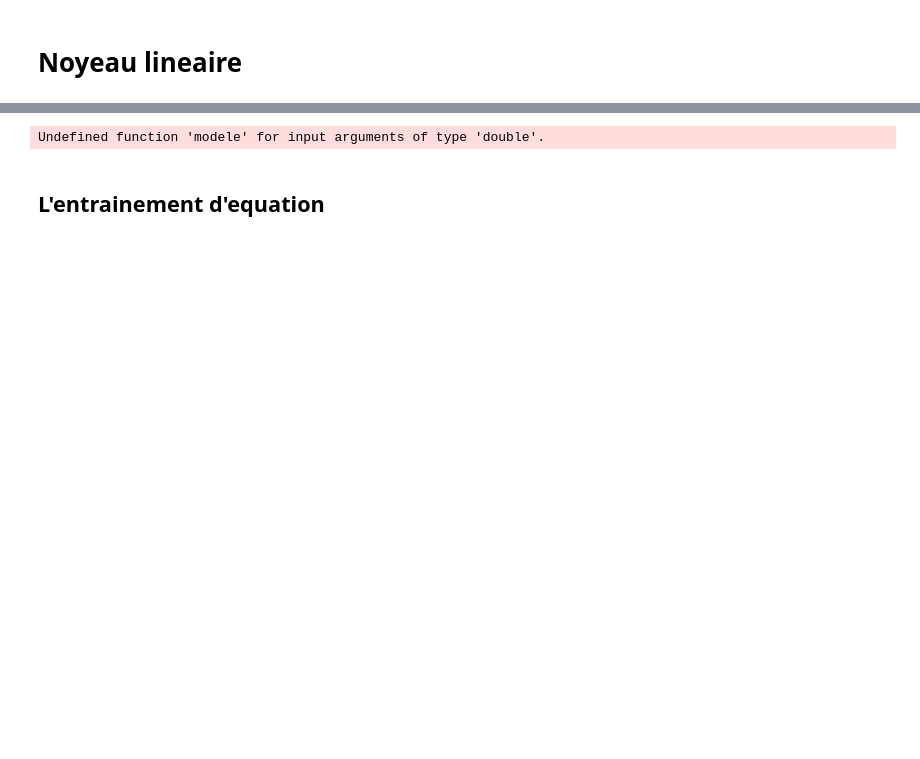
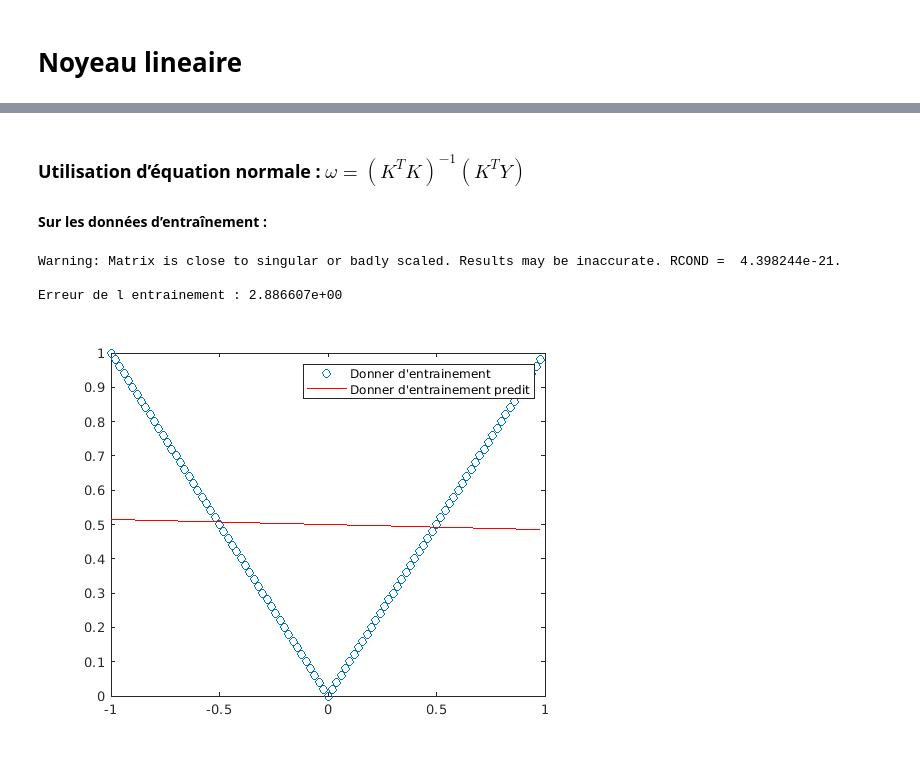
Before and after one commit to akram-elgh/Master-AIDC, a Jupyter notebook: ML/TP2/TP2.ipynb, the cells around one changed output, grey strips where cells are left out. Saved outputs shown, nothing was run; the diff lists cells and outputs as text; code cells hidden in the pictures; blank space fills up the shorter version.

```diff
--- a/ML/TP2/TP2.ipynb
+++ b/ML/TP2/TP2.ipynb
@@ -202,23 +211,37 @@ X = -1:0.01:0.99;
 X = X';
 X_train = X(1:2:end);
 X_test = X(2:2:end);
-% size(X_train)
 y_train = modele(1, X_train);
-% size(y_train)
+y_test = modele(1, X_test);
 n2 = length(X_train);
 n = length(X);
 omega = ones(n2, 1);
-% size(omega)
 K = ones(n2, n2);
-  for i = 1:n2
-    K(i, :) = noyau(X_train, X_train(i, :), 1);
-  end
-% size(K)
+K_test = ones(n2, n2);
+for i = 1:n2
+  K(i, :) = noyau(X_train, X_train(i, :), 1);
+end
+for i = 1:n2
+  K_test(i, :) = noyau(X_test, X_train(i, :), 1);
+end
 f = @(omega) arrayfun(@(i) sum(K(i, :) * omega), 1:n2);
 J = @(omega, y) 1/n * norm(f(omega) - y);
-% gradJ = @(omega) (1/n) * K' * ((K * omega) - y_train) + (2 * 0.01 * K * omega);
 gradJ = @(omega) (1/n) * K' * ((K * omega) - y_train);
-# %% [output]
-Undefined function 'modele' for input arguments of type 'double'.
-# %% [markdown]
-## L'entrainement d'equation
+# %% [markdown]
+### Utilisation d’équation normale :  $\omega = (K^TK)^{-1} (K^TY)$
+
+#### Sur les données d’entraînement :
+# %%
+w_et = (K' * K) \ (K' * y_train);
+y_et = K * w_et;
+plot(X_train, y_train, 'o')
+hold on
+plot(X_train, y_et, 'r')
+legend({"Donner d'entrainement", "Donner d'entrainement predit"}, 'Location', 'northeast');
+hold off
+fprintf("Erreur de l entrainement : %d", norm(y_et - y_train))
+# %% [output]
+Warning: Matrix is close to singular or badly scaled. Results may be inaccurate. RCOND =  4.398244e-21.
+
+Erreur de l entrainement : 2.886607e+00
+[figure, added]
```
Also changed, not shown: parts of 609 cells of this notebook, 2 other files.
